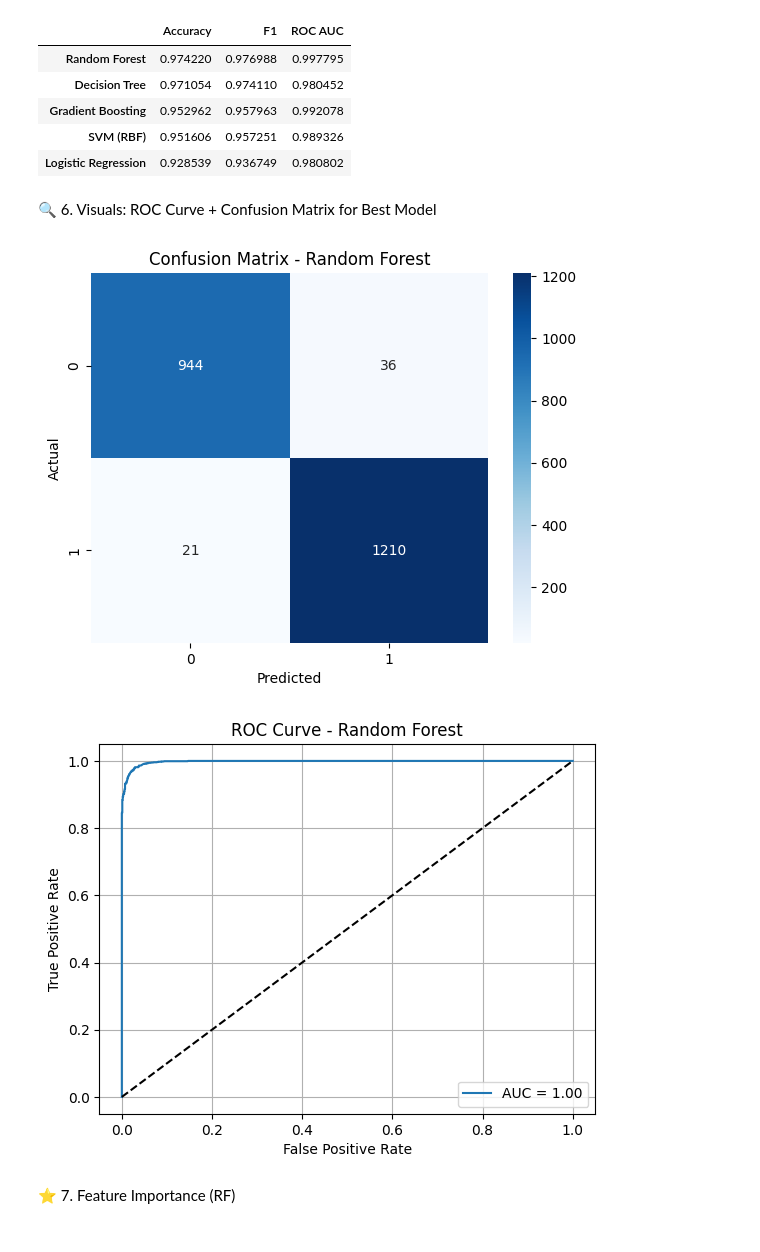
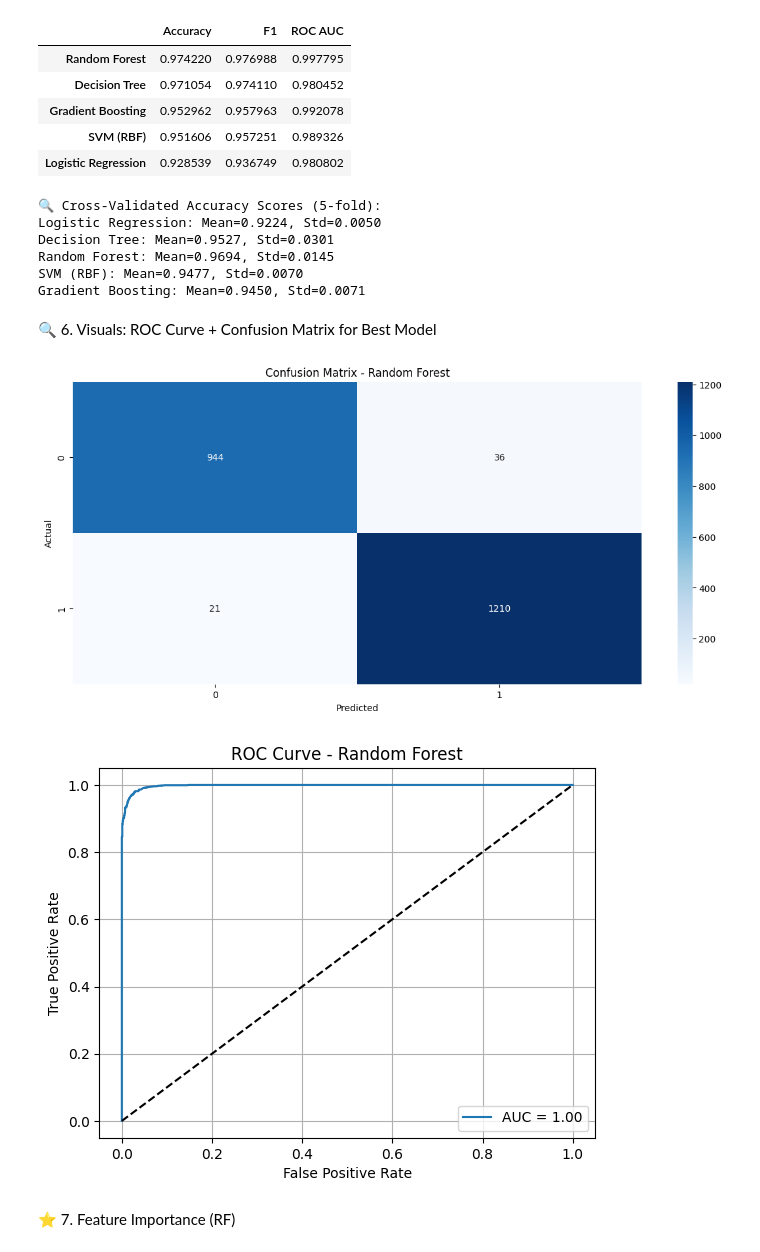
Before and after one commit to akivig1601/Website-Phishing-Detection, a Jupyter notebook: phishing_detection.ipynb, the cells around one changed output. Saved outputs shown, nothing was run; the diff lists cells and outputs as text; code cells hidden in the pictures.

```diff
--- a/phishing_detection.ipynb
+++ b/phishing_detection.ipynb
@@ -110,33 +110,48 @@ pd.DataFrame(results).T.sort_values("Accuracy", ascending=False)
 | Gradient Boosting | 0.952962 | 0.957963 | 0.992078 |
 | SVM (RBF) | 0.951606 | 0.957251 | 0.989326 |
 | Logistic Regression | 0.928539 | 0.936749 | 0.980802 |
+# %%
+from sklearn.model_selection import cross_val_score
+
+print("🔍 Cross-Validated Accuracy Scores (5-fold):")
+for name, pipe in models.items():
+    scores = cross_val_score(pipe, X, y, cv=5, scoring='accuracy')
+    print(f"{name}: Mean={scores.mean():.4f}, Std={scores.std():.4f}")
+# %% [output]
+🔍 Cross-Validated Accuracy Scores (5-fold):
+Logistic Regression: Mean=0.9224, Std=0.0050
+Decision Tree: Mean=0.9527, Std=0.0301
+Random Forest: Mean=0.9694, Std=0.0145
+SVM (RBF): Mean=0.9477, Std=0.0070
+Gradient Boosting: Mean=0.9450, Std=0.0071
 # %% [markdown]
 🔍 6. Visuals: ROC Curve + Confusion Matrix for Best Model
 # %%
+plt.figure(figsize=(14, 6))
 best_model = models["Random Forest"]
 best_model.fit(X_train, y_train)
 y_pred = best_model.predict(X_test)
 y_proba = best_model.predict_proba(X_test)[:, 1]
 
 # Confusion Matrix
 sns.heatmap(confusion_matrix(y_test, y_pred), annot=True, fmt='d', cmap='Blues')
 plt.title("Confusion Matrix - Random Forest")
 plt.xlabel("Predicted")
 plt.ylabel("Actual")
 plt.show()
 
 # ROC Curve
 fpr, tpr, _ = roc_curve(y_test, y_proba)
 plt.plot(fpr, tpr, label=f"AUC = {roc_auc_score(y_test, y_proba):.2f}")
 plt.plot([0, 1], [0, 1], 'k--')
 plt.title("ROC Curve - Random Forest")
 plt.xlabel("False Positive Rate")
 plt.ylabel("True Positive Rate")
 plt.legend()
 plt.grid(True)
 plt.show()
 # %% [output]
-[figure, old version]
+[figure, new version]
 [figure]
 # %% [markdown]
 ⭐ 7. Feature Importance (RF)
```
Also changed, not shown: parts of 6 cells of this notebook.
